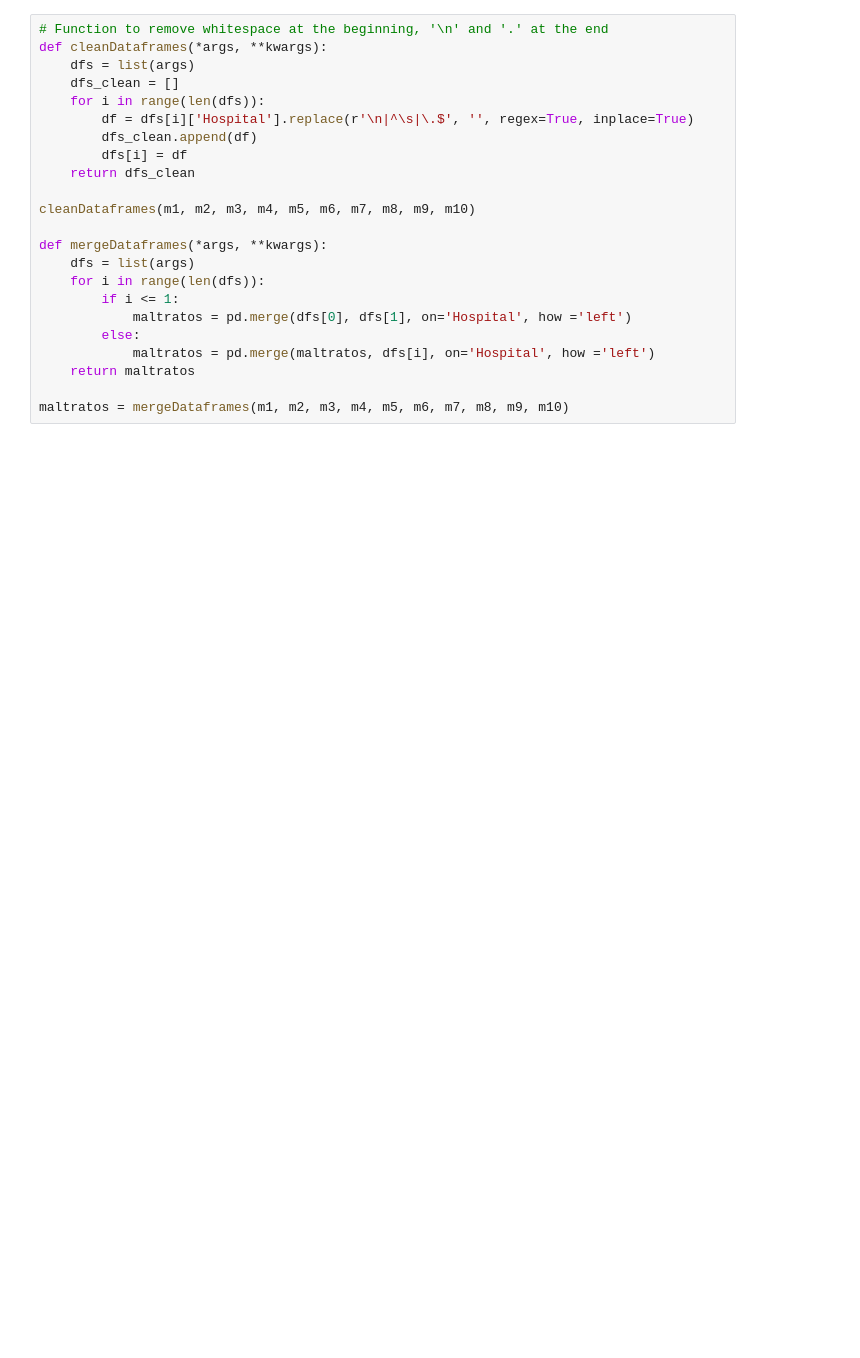
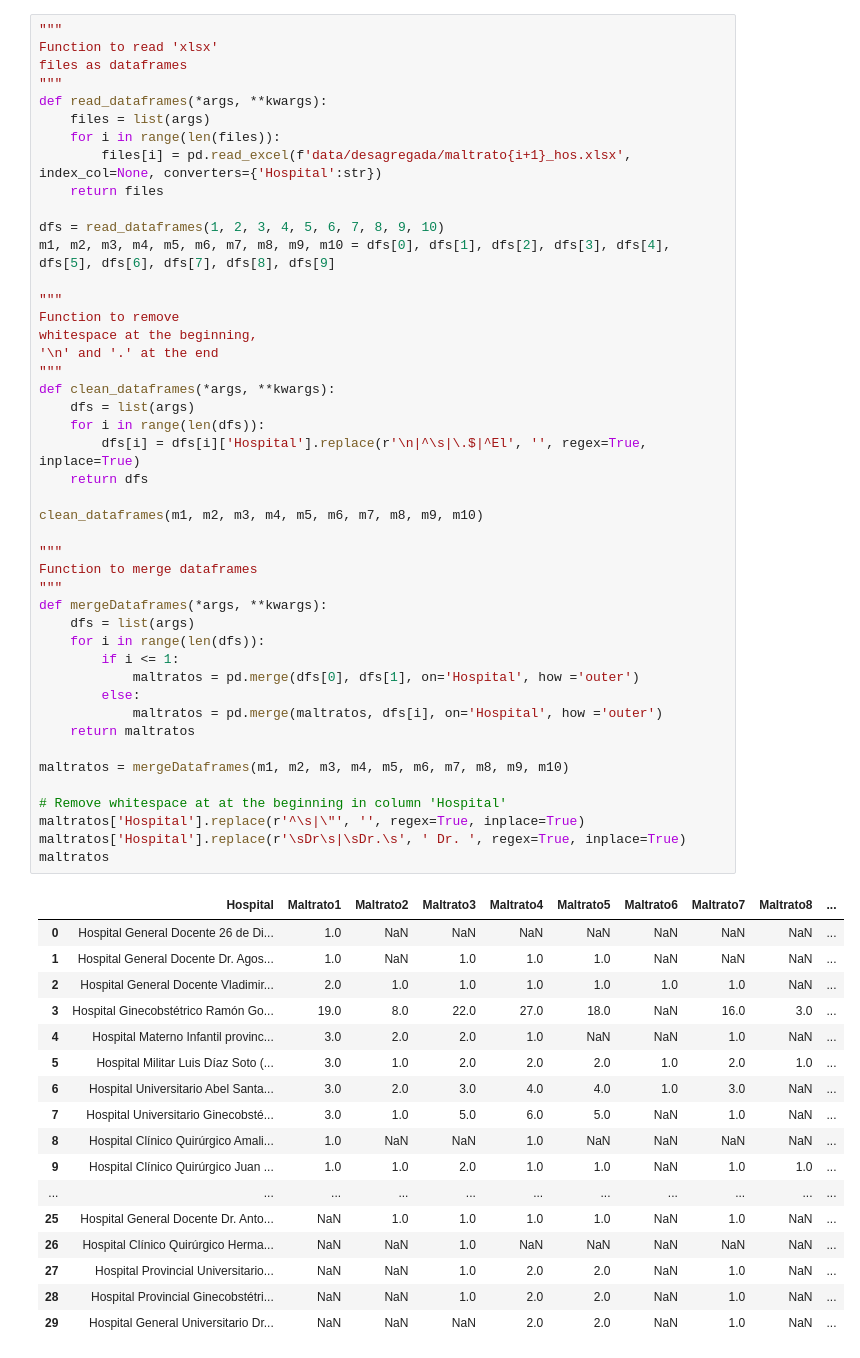
Before and after one commit to DataCritica/violencia-obstetrica-cuba, a Jupyter notebook: maltratos_hospital.ipynb, the cells around one changed output. Drawn from its saved outputs; the diff is of its cells as text; blank space fills up the shorter version.

Commit message:
Add notebook to clean data and create a table

```diff
--- a/maltratos_hospital.ipynb
+++ b/maltratos_hospital.ipynb
@@ -21,23 +4,63 @@ m10 = pd.read_excel(r'data/desagregada/maltrato10_hos.xlsx', index_col=None)
 # %%
-# Function to remove whitespace at the beginning, '\n' and '.' at the end
-def cleanDataframes(*args, **kwargs):
+"""
+Function to read 'xlsx'
+files as dataframes
+"""
+def read_dataframes(*args, **kwargs):
+    files = list(args)
+    for i in range(len(files)):
+        files[i] = pd.read_excel(f'data/desagregada/maltrato{i+1}_hos.xlsx', index_col=None, converters={'Hospital':str})
+    return files
+
+dfs = read_dataframes(1, 2, 3, 4, 5, 6, 7, 8, 9, 10)
+m1, m2, m3, m4, m5, m6, m7, m8, m9, m10 = dfs[0], dfs[1], dfs[2], dfs[3], dfs[4], dfs[5], dfs[6], dfs[7], dfs[8], dfs[9]
+
+"""
+Function to remove
+whitespace at the beginning,
+'\n' and '.' at the end
+"""
+def clean_dataframes(*args, **kwargs):
     dfs = list(args)
-    dfs_clean = []
     for i in range(len(dfs)):
-        df = dfs[i]['Hospital'].replace(r'\n|^\s|\.$', '', regex=True, inplace=True)
-        dfs_clean.append(df)
-        dfs[i] = df
-    return dfs_clean
+        dfs[i] = dfs[i]['Hospital'].replace(r'\n|^\s|\.$|^El', '', regex=True, inplace=True)
+    return dfs
 
-cleanDataframes(m1, m2, m3, m4, m5, m6, m7, m8, m9, m10)
+clean_dataframes(m1, m2, m3, m4, m5, m6, m7, m8, m9, m10)
 
+"""
+Function to merge dataframes
+"""
 def mergeDataframes(*args, **kwargs):
     dfs = list(args)
     for i in range(len(dfs)):
         if i <= 1:
-            maltratos = pd.merge(dfs[0], dfs[1], on='Hospital', how ='left')
+            maltratos = pd.merge(dfs[0], dfs[1], on='Hospital', how ='outer')
         else:
-            maltratos = pd.merge(maltratos, dfs[i], on='Hospital', how ='left')
+            maltratos = pd.merge(maltratos, dfs[i], on='Hospital', how ='outer')
     return maltratos
 
 maltratos = mergeDataframes(m1, m2, m3, m4, m5, m6, m7, m8, m9, m10)
+
+# Remove whitespace at at the beginning in column 'Hospital'
+maltratos['Hospital'].replace(r'^\s|\"', '', regex=True, inplace=True)
+maltratos['Hospital'].replace(r'\sDr\s|\sDr.\s', ' Dr. ', regex=True, inplace=True)
+maltratos
+# %% [output]
+|  | Hospital | Maltrato1 | Maltrato2 | Maltrato3 | Maltrato4 | Maltrato5 | Maltrato6 | Maltrato7 | Maltrato8 | ... |
+| 0 | Hospital General Docente 26 de Di... | 1.0 | NaN | NaN | NaN | NaN | NaN | NaN | NaN | ... |
+| 1 | Hospital General Docente Dr. Agos... | 1.0 | NaN | 1.0 | 1.0 | 1.0 | NaN | NaN | NaN | ... |
+| 2 | Hospital General Docente Vladimir... | 2.0 | 1.0 | 1.0 | 1.0 | 1.0 | 1.0 | 1.0 | NaN | ... |
+| 3 | Hospital Ginecobstétrico Ramón Go... | 19.0 | 8.0 | 22.0 | 27.0 | 18.0 | NaN | 16.0 | 3.0 | ... |
+| 4 | Hospital Materno Infantil provinc... | 3.0 | 2.0 | 2.0 | 1.0 | NaN | NaN | 1.0 | NaN | ... |
+| 5 | Hospital Militar Luis Díaz Soto (... | 3.0 | 1.0 | 2.0 | 2.0 | 2.0 | 1.0 | 2.0 | 1.0 | ... |
+| 6 | Hospital Universitario Abel Santa... | 3.0 | 2.0 | 3.0 | 4.0 | 4.0 | 1.0 | 3.0 | NaN | ... |
+| 7 | Hospital Universitario Ginecobsté... | 3.0 | 1.0 | 5.0 | 6.0 | 5.0 | NaN | 1.0 | NaN | ... |
+| 8 | Hospital Clínico Quirúrgico Amali... | 1.0 | NaN | NaN | 1.0 | NaN | NaN | NaN | NaN | ... |
+| 9 | Hospital Clínico Quirúrgico Juan ... | 1.0 | 1.0 | 2.0 | 1.0 | 1.0 | NaN | 1.0 | 1.0 | ... |
+| ... | ... | ... | ... | ... | ... | ... | ... | ... | ... | ... |
+| 25 | Hospital General Docente Dr. Anto... | NaN | 1.0 | 1.0 | 1.0 | 1.0 | NaN | 1.0 | NaN | ... |
+| 26 | Hospital Clínico Quirúrgico Herma... | NaN | NaN | 1.0 | NaN | NaN | NaN | NaN | NaN | ... |
+| 27 | Hospital Provincial Universitario... | NaN | NaN | 1.0 | 2.0 | 2.0 | NaN | 1.0 | NaN | ... |
+| 28 | Hospital Provincial Ginecobstétri... | NaN | NaN | 1.0 | 2.0 | 2.0 | NaN | 1.0 | NaN | ... |
+| 29 | Hospital General Universitario Dr... | NaN | NaN | NaN | 2.0 | 2.0 | NaN | 1.0 | NaN | ... |
```
Also changed, not shown: parts of 10 cells of this notebook.
